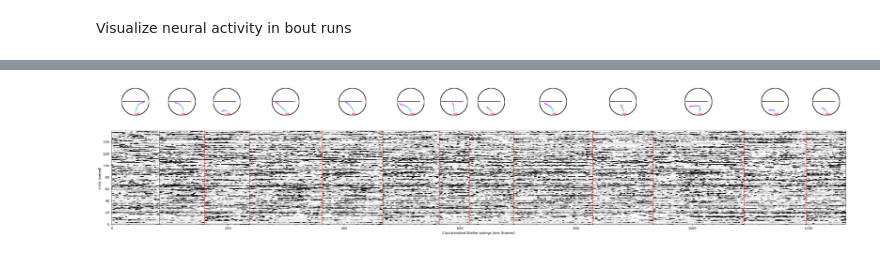
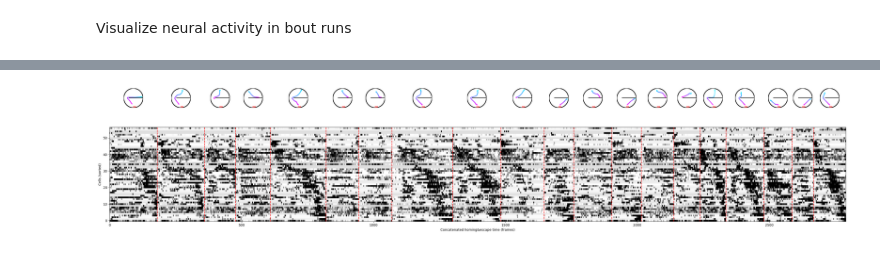
Before and after one commit to BrancoLab/JAL2_subgoal_pipeline, a Jupyter notebook: behave_analysis/analyze/CCA/Visualize_explore_runs.ipynb, the cells around one changed output, grey strips where cells are left out. Saved outputs shown, nothing was run; the diff lists cells and outputs as text; code cells hidden in the pictures.

Commit message:
visualize behaviour and activity in bout runs and shelter outings

```diff
--- a/behave_analysis/analyze/CCA/Visualize_explore_runs.ipynb
+++ b/behave_analysis/analyze/CCA/Visualize_explore_runs.ipynb
@@ -139,7 +138,10 @@ tuning_settings = {'ep_bins': 25,
                     'redo_compute': False}
 var = "escape in homing&escape"
 var = "escape in correct_full_homing&escape"
-# var = "bird_dist_shelter in homing&escape"
+var = "escape in shelter_outing"
+var = "distance_shelter in shelter_outing"
+var = "distance_shelter in homing&escape"
+var = "bird_dist_shelter in homing&escape"
 Settings_ae = settings_overrides(Settings_ae, tuning_settings)
 settings_dict = {"variable": var, **settings_to_check(Settings_ae, ["ep_"])}
 savepath = os.path.join(session.base_path, session.processed_path, "models", "escape_tuning")
@@ -242,9 +244,9 @@ def homing_escape_onsets(video_df, escape_object, homings_object, session, escap
 # %%
 bool_vec, bool_name = bout_runs, "Bout runs"
 bool_vec, bool_name = shelter_outings, "Shelter outings"
-# bool_name = "homing&escape"
+bool_name = "homing&escape"
 # bool_name = "correct_full_homing&escape"
-cond = 2
+cond = 1
 cap = 20
 
 if "homing" in bool_name:
@@ -267,7 +269,7 @@ tuning_hm = np.divide(tuning_hm - mean_fcm[sig_cells[cond,:], np.newaxis],
                         std_fcm[sig_cells[cond,:], np.newaxis],
                         out=np.zeros_like(tuning_hm, dtype=np.float64),
                         where=std_fcm[sig_cells[cond,:], np.newaxis] != 0)
-sort_idx = np.argsort(np.argmax(tuning_hm, axis=1))
+sort_idx = np.argsort(np.nanargmax(tuning_hm, axis=1))
 indices_this_cond = indices[condition[indices] == cond]
 neural = fcm_z[indices_this_cond, :][:, sig_cells[cond,:]]
 # bout boundaries in indices_this_cond space
@@ -334,31 +336,31 @@ side_in = min(side_from_data_in, max_side_from_top_in, max_side_abs_in)
 # square axes in figure-fraction units
 top_w = side_in / fig_w
 top_h = side_in / fig_h
 top_y = top_box.y0 + (top_box.height - top_h) / 2.0
 
 for i, (s, e, c_mid) in enumerate(zip(starts, ends, interval_centers)):
     # map interval center (data x) -> figure x
     cx = hm_box.x0 + (c_mid / total_w) * hm_box.width
     left = np.clip(cx - top_w / 2.0, hm_box.x0, hm_box.x0 + hm_box.width - top_w)
 
     ax_xy = fig.add_axes([left, top_y, top_w, top_h])
 
     frames = indices_this_cond[s:e]
     Arena(
         ax=ax_xy,
         condition=cond_list[cond],
         barrier_coordinates=session.barrier_location[:-1],
         full_image=False
     )
 
     prog = np.linspace(0, 1, len(frames)) if len(frames) > 1 else np.array([0.0])
     ax_xy.scatter(
         video_df["mouse_x_position"].to_numpy()[frames],
         video_df["mouse_y_position"].to_numpy()[frames],
         c=prog, cmap="cool", vmin=0, vmax=1,
         s=3, alpha=0.35
     )
     ax_xy.set_xticks([])
     ax_xy.set_yticks([])
 # %% [output]
-[figure, old version]
+[figure, new version]
```
Also changed, not shown: parts of 4 cells of this notebook.
